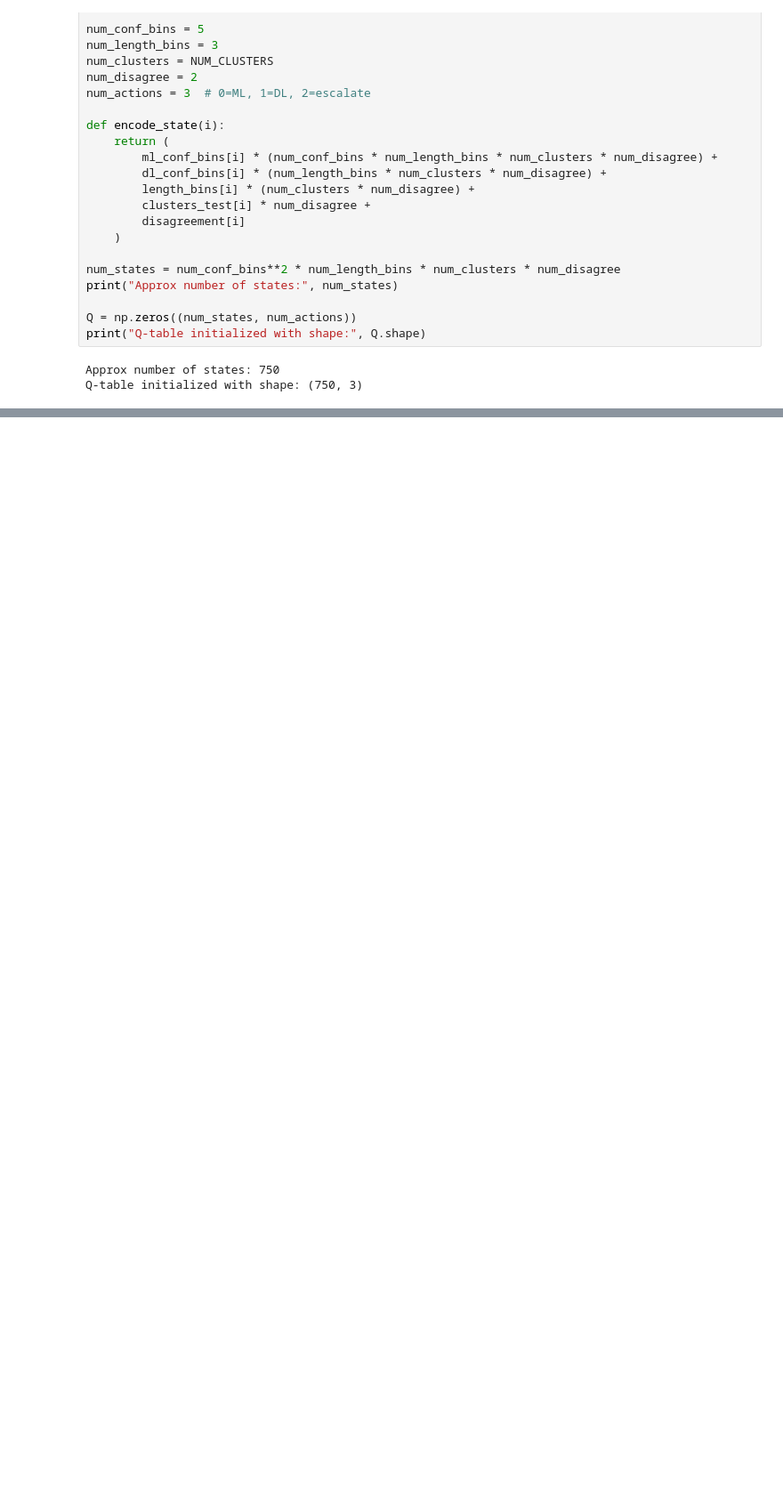
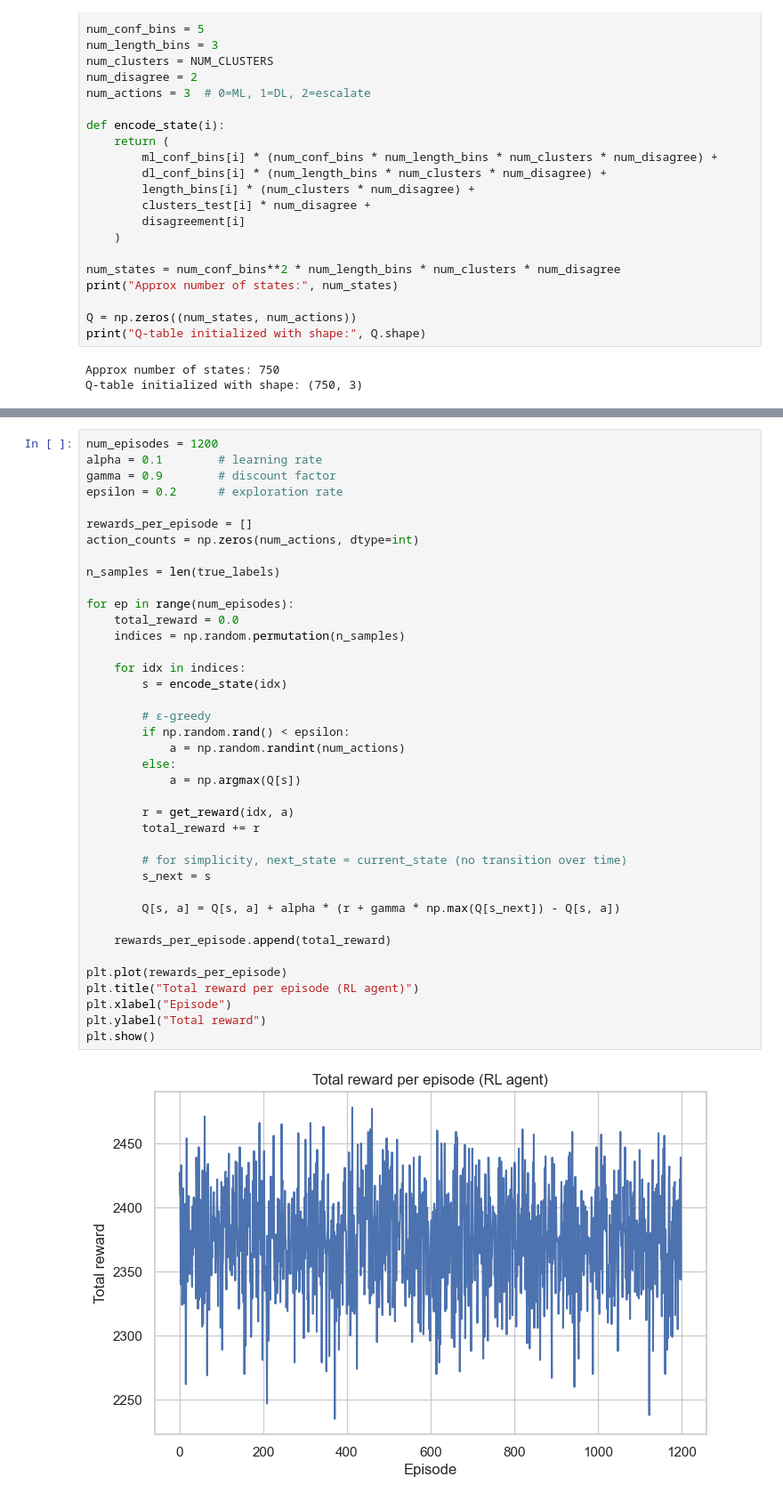
Before and after one commit to Ainedembe-Denis/BBC-News-Summary-ML-DL-Project, a Jupyter notebook: bbc_news_ml_dl_rl.ipynb, the cells around one changed output, grey strips where cells are left out. Shown at 89% size. Cells and saved outputs as stored; diff of their text form; blank space fills up the shorter version.

Commit message:
Train Q-learning for 1000 -1500 episodes

```diff
--- a/bbc_news_ml_dl_rl.ipynb
+++ b/bbc_news_ml_dl_rl.ipynb
@@ -686,0 +689,41 @@ Reward function defined.
+# %%
+num_episodes = 1200
+alpha = 0.1        # learning rate
+gamma = 0.9        # discount factor
+epsilon = 0.2      # exploration rate
+
+rewards_per_episode = []
+action_counts = np.zeros(num_actions, dtype=int)
+
+n_samples = len(true_labels)
+
+for ep in range(num_episodes):
+    total_reward = 0.0
+    indices = np.random.permutation(n_samples)
+
+    for idx in indices:
+        s = encode_state(idx)
+
+        # ε-greedy
+        if np.random.rand() < epsilon:
+            a = np.random.randint(num_actions)
+        else:
+            a = np.argmax(Q[s])
+
+        r = get_reward(idx, a)
+        total_reward += r
+
+        # for simplicity, next_state = current_state (no transition over time)
+        s_next = s
+
+        Q[s, a] = Q[s, a] + alpha * (r + gamma * np.max(Q[s_next]) - Q[s, a])
+
+    rewards_per_episode.append(total_reward)
+
+plt.plot(rewards_per_episode)
+plt.title("Total reward per episode (RL agent)")
+plt.xlabel("Episode")
+plt.ylabel("Total reward")
+plt.show()
+# %% [output]
+[figure, added]
```
Also changed, not shown: parts of 4 cells of this notebook.
